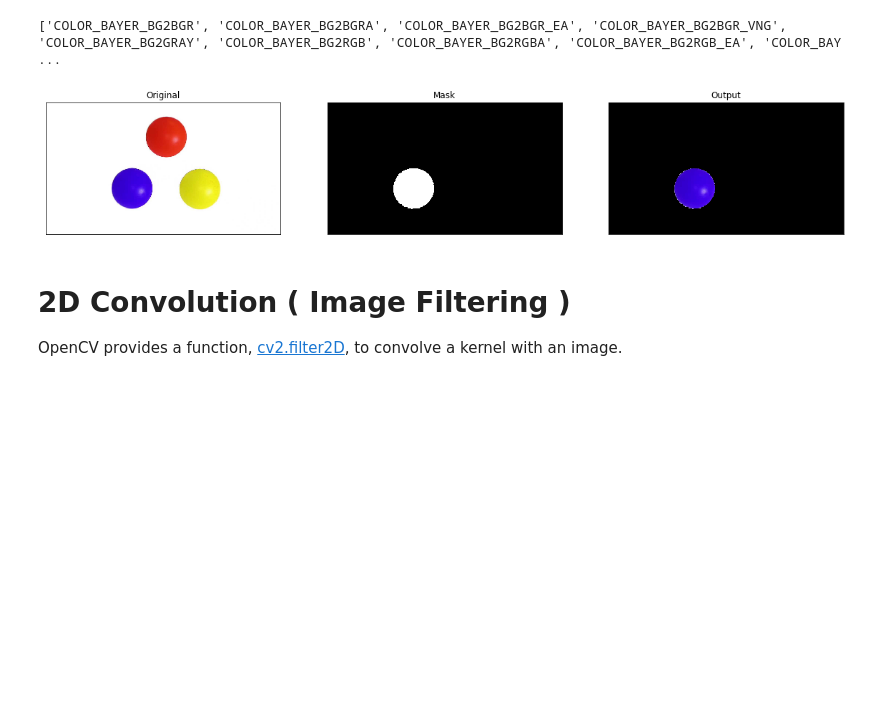
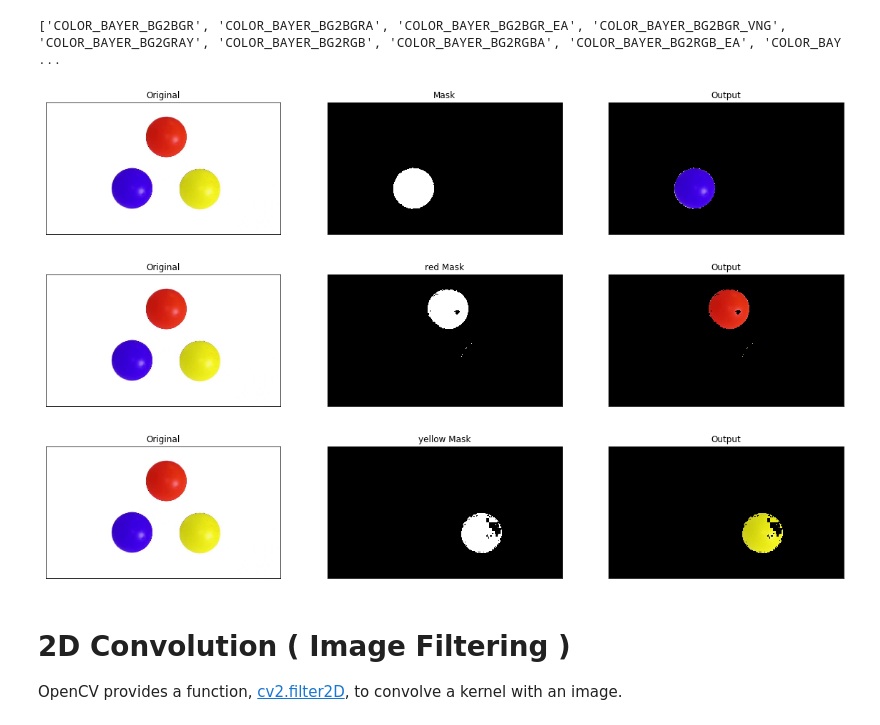
Before and after one commit to IC088/Computer-Vision-2020, a Jupyter notebook: PSET1/Lab1-Week1/OpenCV.ipynb, the cells around one changed output. Cells and saved outputs as stored; diff of their text form; code cells hidden in the pictures; blank space fills up the shorter version.

```diff
--- a/PSET1/Lab1-Week1/OpenCV.ipynb
+++ b/PSET1/Lab1-Week1/OpenCV.ipynb
@@ -247,34 +261,67 @@ frame = cv2.cvtColor(frame, cv2.COLOR_BGR2RGB)
 # Convert BGR to HSV
 hsv = cv2.cvtColor(frame, cv2.COLOR_RGB2HSV)
 
 # define range of blue color in HSV
 lower_blue = np.array([110,50,50])
 upper_blue = np.array([130,255,255])
 
 # Threshold the HSV image to get only blue colors
 mask = cv2.inRange(hsv, lower_blue, upper_blue)
 
 # Bitwise-AND mask and original image
 res = cv2.bitwise_and(frame,frame, mask= mask)
 
 ################################################################################
 # TO DO: Implement masks for red and yellow balls.
 ################################################################################
-pass
+
+
+lower_red = np.array([0,100,100])
+upper_red = np.array([27,255,255])
+
+mask1 = cv2.inRange(hsv, lower_red, upper_red)
+res1 = cv2.bitwise_and(frame,frame, mask= mask1)
+
+lower_yellow = np.array([30,100,100])
+upper_yellow = np.array([60,255,255])
+
+mask2 = cv2.inRange(hsv, lower_yellow, upper_yellow)
+res2 = cv2.bitwise_and(frame,frame, mask= mask2)
+
+
 ################################################################################
 #                                 END OF YOUR CODE                             #
 ################################################################################
 
 plt.figure(figsize=(20,10))
 plt.subplot(131),plt.imshow(frame),
 plt.title('Original'),plt.xticks([]), plt.yticks([])
 plt.subplot(132),plt.imshow(mask, cmap='gray'),
 plt.title('Mask'),plt.xticks([]), plt.yticks([])
 plt.subplot(133),plt.imshow(res),
 plt.title('Output'),plt.xticks([]), plt.yticks([])
+
+
+plt.figure(figsize=(20,10))
+plt.subplot(131),plt.imshow(frame),
+plt.title('Original'),plt.xticks([]), plt.yticks([])
+plt.subplot(132),plt.imshow(mask1, cmap='gray'),
+plt.title('red Mask'),plt.xticks([]), plt.yticks([])
+plt.subplot(133),plt.imshow(res1),
+plt.title('Output'),plt.xticks([]), plt.yticks([])
+
+plt.figure(figsize=(20,10))
+plt.subplot(131),plt.imshow(frame),
+plt.title('Original'),plt.xticks([]), plt.yticks([])
+plt.subplot(132),plt.imshow(mask2, cmap='gray'),
+plt.title('yellow Mask'),plt.xticks([]), plt.yticks([])
+plt.subplot(133),plt.imshow(res2),
+plt.title('Output'),plt.xticks([]), plt.yticks([])
 plt.show()
 # %% [output]
 [figure]
+[figure, added]
+[figure, added]
 # %% [markdown]
 # 2D Convolution ( Image Filtering )
 
```
Also changed, not shown: parts of 21 cells of this notebook.
